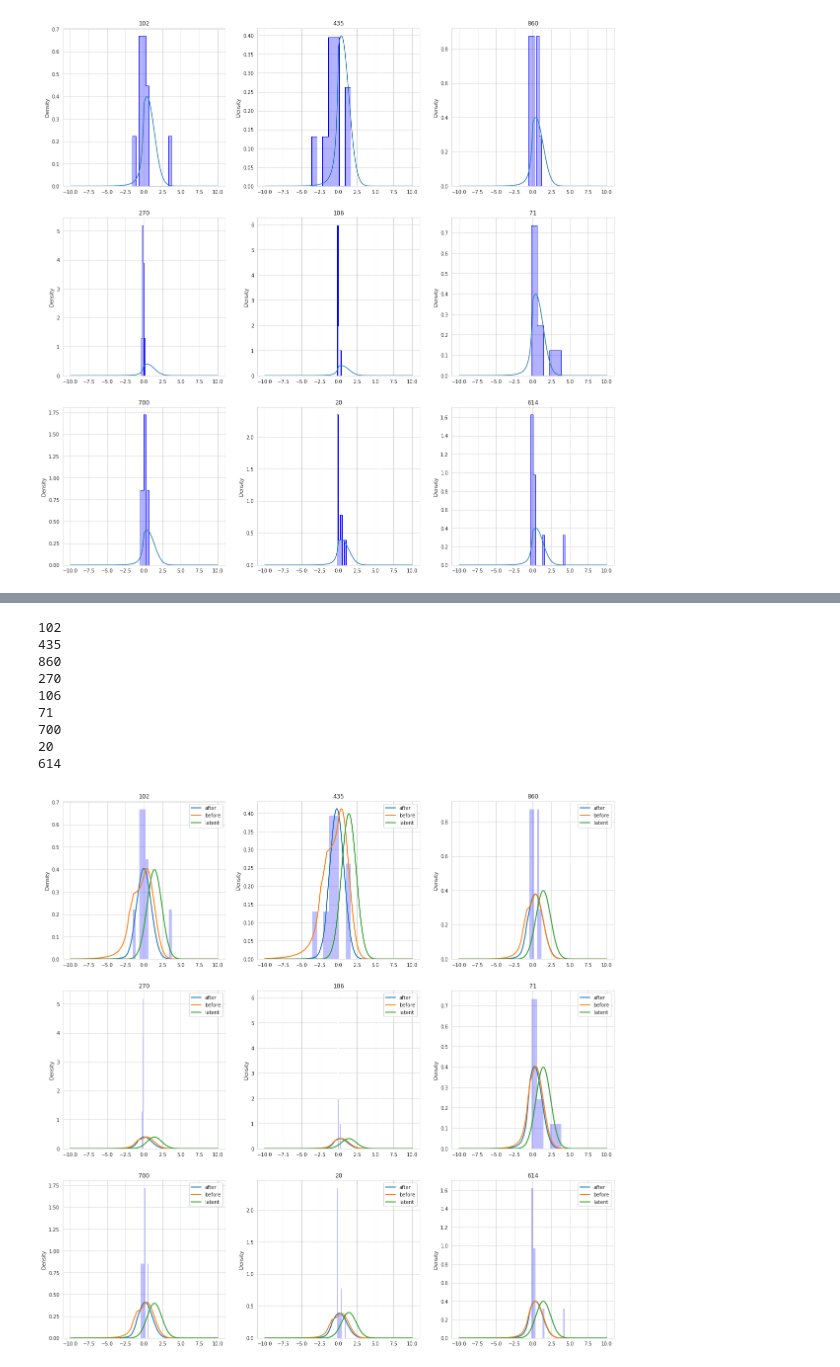
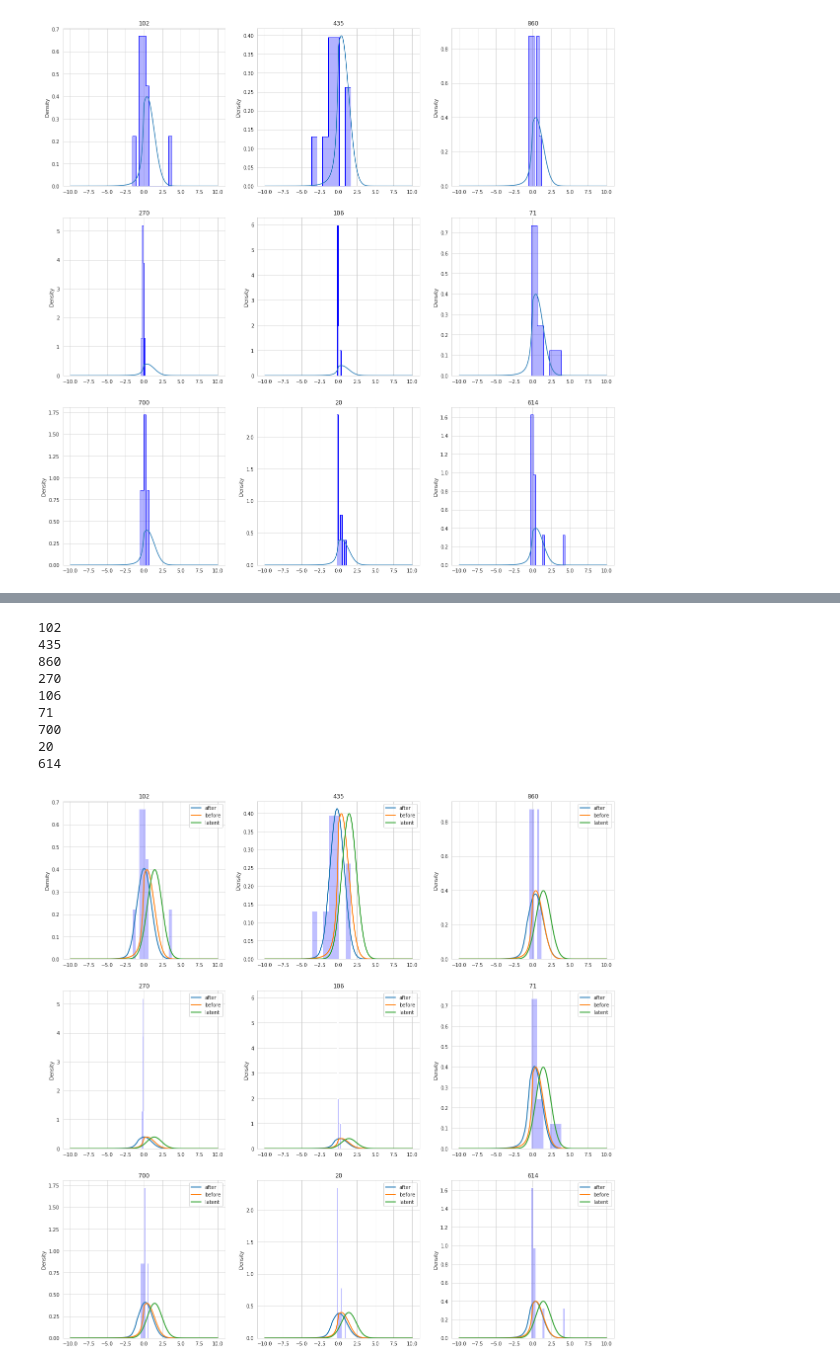
Before and after one commit to EliahWi/bashiri-et-al-2021, a Jupyter notebook: notebooks/FlowFa-Ident.ipynb, the cells around one changed output, grey strips where cells are left out. Saved outputs shown, nothing was run; the diff lists cells and outputs as text; code cells hidden in the pictures.

```diff
--- a/notebooks/FlowFa-Ident.ipynb
+++ b/notebooks/FlowFa-Ident.ipynb
@@ -241,32 +250,41 @@ FlowFA_Ident(
   )
 )
 # %%
-#print distributions after training
+# print distributions after training
+# get the mean of the latent gaussian with the same batch as before (these changed since the mean model trained as well)
 mu = model.forward(*batch, data_key=None).to("cpu")
-transformed_targets, logdet = model.sample_transform(test.to(device))
-from matplotlib.pyplot import figure
-normal = torch.distributions.normal.Normal(mu[0][img_indexes[0]], torch.tensor([1.0]))
+
+# get transformed targets (for log likelihood) and logdet
+transformed_targets, logdet = model.sample_transform(points.unsqueeze(0).T.repeat_interleave(1000,dim=1).to(device))
+
+# create plot for each neuron
 fig, ax = plt.subplots(3,3, figsize=(20,20))
 for i, neuron in enumerate(random_neurons):
     print(neuron)
+    # create normal distribution (gaussian with mu of the neuron and std=1)
+    normal = torch.distributions.normal.Normal(mu[img_indexes[0]][neuron], torch.tensor([1.0]))
+
+    # get log likelihood with log prob and log det, and get likelihood
     values = normal.log_prob(transformed_targets.detach().to("cpu"))
+
     ax[i//3][i%3].plot(points.detach().cpu(), torch.exp(values.detach()[:,neuron] + logdet.detach().to("cpu")[:,neuron]), label="after", linewidth=2)
-    ax[i//3][i%3].plot(points.detach().cpu(), torch.exp(values_before.detach()[:,neuron] + logdet.detach().to("cpu")[:,neuron]), label="before", linewidth=2)
+    ax[i//3][i%3].plot(points.detach().cpu(), values_before[:,neuron], label="before", linewidth=2)
     ax[i//3][i%3].plot(points.detach().cpu(), torch.exp(normal.log_prob(points.detach().cpu()).detach()), label="latent", linewidth=2)
     ax[i//3][i%3].set_title(str(neuron))
     ax[i//3][i%3].legend()
     sns.histplot(targets[img_indexes][:,neuron].detach().cpu(), ax=ax[i//3][i%3], stat="density", element="step", color="blue", alpha=0.25, edgecolor=None)
     #ax[i//3][i%3].hist(targets[img_indexes][:,neuron].detach().cpu().numpy(), color="blue", density=True)
 
 plt.show()
+fig.savefig("images/FlowFA-Ident.pdf", format="pdf",dpi=300)
 # %% [output]
 102
 435
 860
 270
 106
 71
 700
 20
 614
-[figure, old version]
+[figure, new version]
```
Also changed, not shown: parts of 14 cells of this notebook, 44 other files.
